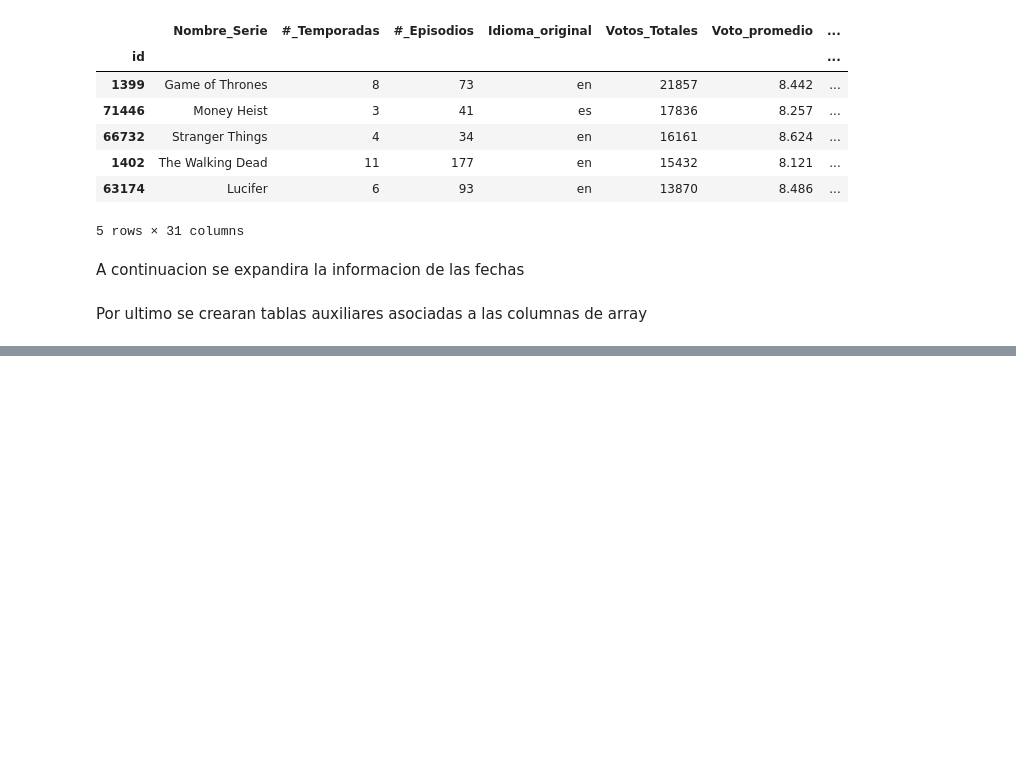
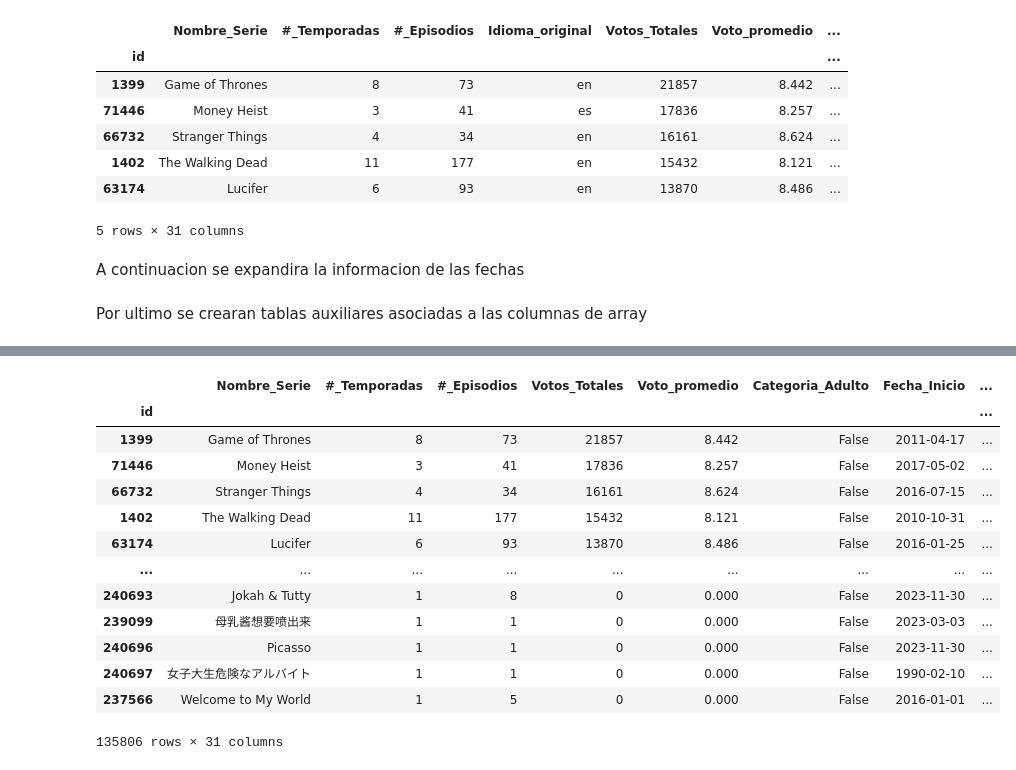
Before and after one commit to PedroJofreEsc/popularidad-de-series, a Jupyter notebook: data_wrapping Jofre.ipynb, the cells around one changed output, grey strips where cells are left out. Drawn from its saved outputs; the diff is of its cells as text; code cells hidden in the pictures; blank space fills up the shorter version.

```diff
--- a/data_wrapping Jofre.ipynb
+++ b/data_wrapping Jofre.ipynb
@@ -341,0 +329,8 @@ expand_array(tmdb,'Generos')
+# %%
+columnas_array=["Generos","Idioma_original","Creador","Idiomas","Canales","Idiomas_hablados","Companias_Produccion","Paises_Produccion"]
+
+df_columnas={}
+
+for c in columnas_array:
+    newdf=expand_array(tmdb,c)
+    df_columnas[c]=newdf
@@ -341,0 +353,17 @@ expand_array(tmdb,'Generos')
+# %%
+tmdb.drop(columns=columnas_array)
+# %% [output]
+|  | Nombre_Serie | #_Temporadas | #_Episodios | Votos_Totales | Voto_promedio | Categoria_Adulto | Fecha_Inicio | ... |
+| id |  |  |  |  |  |  |  | ... |
+| 1399 | Game of Thrones | 8 | 73 | 21857 | 8.442 | False | 2011-04-17 | ... |
+| 71446 | Money Heist | 3 | 41 | 17836 | 8.257 | False | 2017-05-02 | ... |
+| 66732 | Stranger Things | 4 | 34 | 16161 | 8.624 | False | 2016-07-15 | ... |
+| 1402 | The Walking Dead | 11 | 177 | 15432 | 8.121 | False | 2010-10-31 | ... |
+| 63174 | Lucifer | 6 | 93 | 13870 | 8.486 | False | 2016-01-25 | ... |
+| ... | ... | ... | ... | ... | ... | ... | ... | ... |
+| 240693 | Jokah & Tutty | 1 | 8 | 0 | 0.000 | False | 2023-11-30 | ... |
+| 239099 | 母乳酱想要喷出来 | 1 | 1 | 0 | 0.000 | False | 2023-03-03 | ... |
+| 240696 | Picasso | 1 | 1 | 0 | 0.000 | False | 2023-11-30 | ... |
+| 240697 | 女子大生危険なアルバイト | 1 | 1 | 0 | 0.000 | False | 1990-02-10 | ... |
+| 237566 | Welcome to My World | 1 | 5 | 0 | 0.000 | False | 2016-01-01 | ... |
+135806 rows × 31 columns
```
Also changed, not shown: parts of 2 cells of this notebook, 8 other files.
